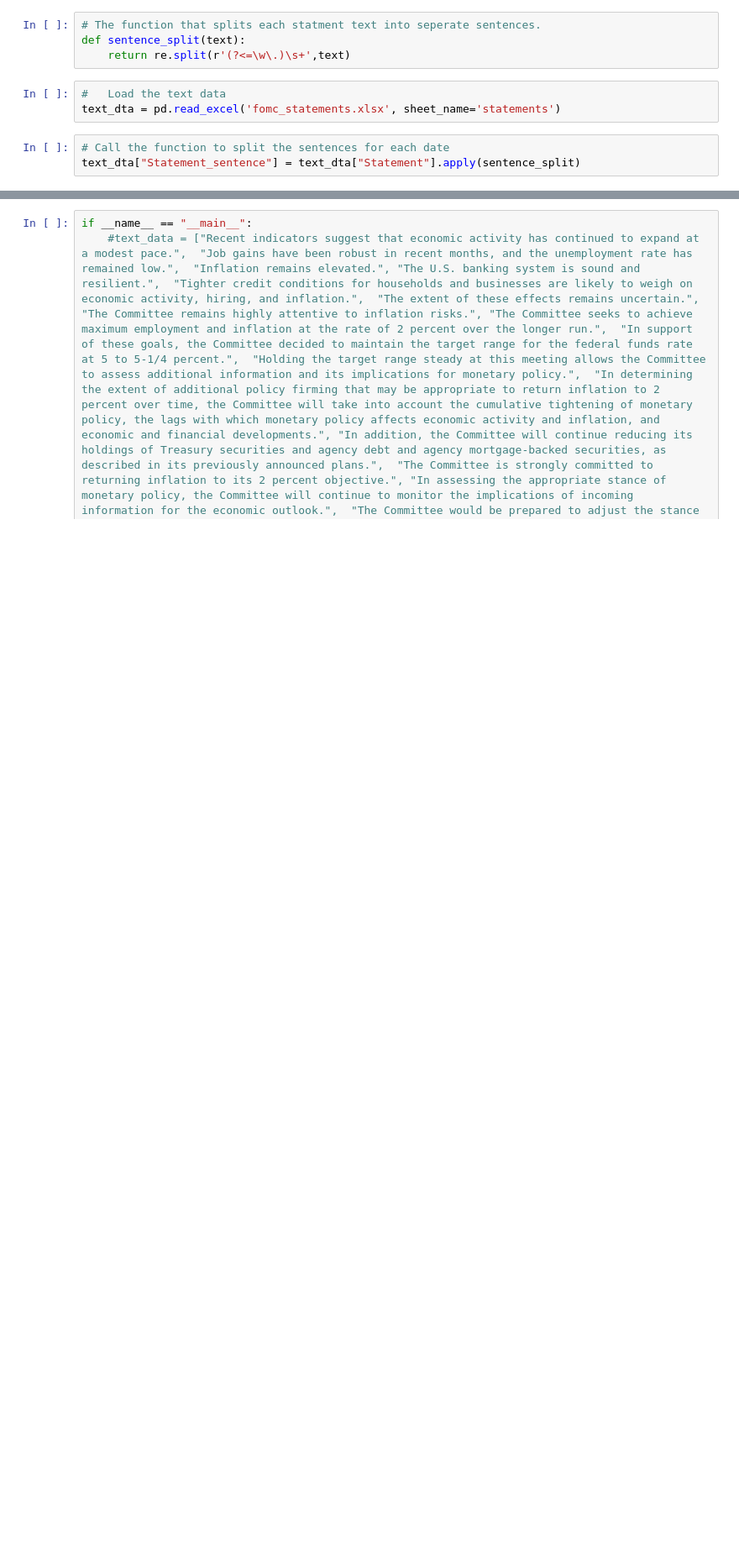
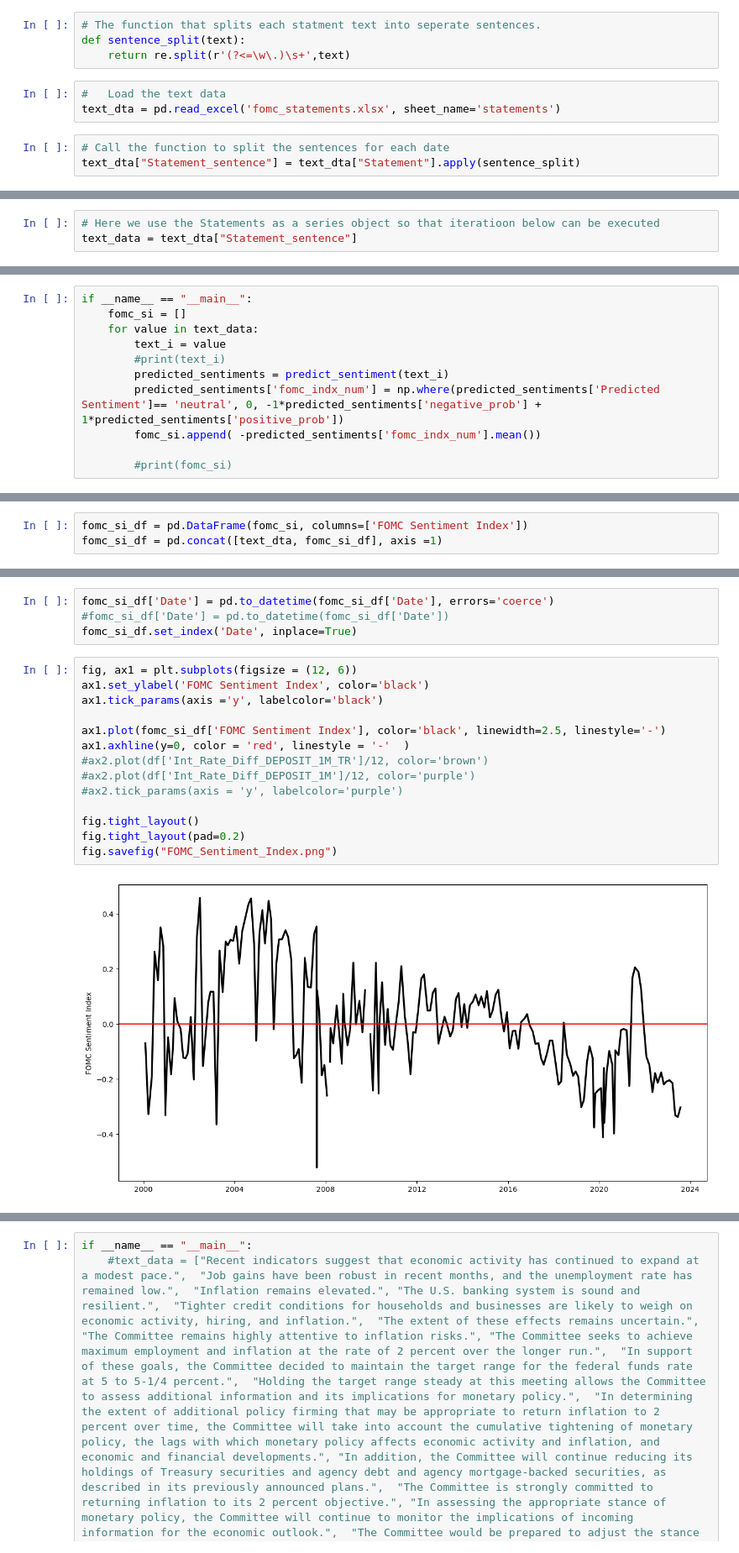
Before and after one commit to ADA-GWU/guidedresearchproject-ayda000, a Jupyter notebook: fomc_si_example.ipynb, the cells around one changed output, grey strips where cells are left out. Shown: that part at 84% size. Drawn from its saved outputs; the diff is of its cells as text; blank space fills up the shorter version.

```diff
--- a/fomc_si_example.ipynb
+++ b/fomc_si_example.ipynb
@@ -86,0 +117,3 @@ text_dta["Statement_sentence"][201]
+# %%
+# Here we use the Statements as a series object so that iteratioon below can be executed
+text_data = text_dta["Statement_sentence"]
@@ -86,0 +137,11 @@ text_dta["Statement_sentence"][201]
+# %%
+if __name__ == "__main__":
+    fomc_si = []
+    for value in text_data:
+        text_i = value
+        #print(text_i)
+        predicted_sentiments = predict_sentiment(text_i)
+        predicted_sentiments['fomc_indx_num'] = np.where(predicted_sentiments['Predicted Sentiment']== 'neutral', 0, -1*predicted_sentiments['negative_prob'] + 1*predicted_sentiments['positive_prob'])
+        fomc_si.append( -predicted_sentiments['fomc_indx_num'].mean())
+
+        #print(fomc_si)
@@ -86,0 +151,3 @@ text_dta["Statement_sentence"][201]
+# %%
+fomc_si_df = pd.DataFrame(fomc_si, columns=['FOMC Sentiment Index'])
+fomc_si_df = pd.concat([text_dta, fomc_si_df], axis =1)
@@ -86,0 +185,20 @@ text_dta["Statement_sentence"][201]
+# %%
+fomc_si_df['Date'] = pd.to_datetime(fomc_si_df['Date'], errors='coerce')
+#fomc_si_df['Date'] = pd.to_datetime(fomc_si_df['Date'])
+fomc_si_df.set_index('Date', inplace=True)
+# %%
+fig, ax1 = plt.subplots(figsize = (12, 6))
+ax1.set_ylabel('FOMC Sentiment Index', color='black')
+ax1.tick_params(axis ='y', labelcolor='black')
+
+ax1.plot(fomc_si_df['FOMC Sentiment Index'], color='black', linewidth=2.5, linestyle='-')
+ax1.axhline(y=0, color = 'red', linestyle = '-'  )
+#ax2.plot(df['Int_Rate_Diff_DEPOSIT_1M_TR']/12, color='brown')
+#ax2.plot(df['Int_Rate_Diff_DEPOSIT_1M']/12, color='purple')
+#ax2.tick_params(axis = 'y', labelcolor='purple')
+
+fig.tight_layout()
+fig.tight_layout(pad=0.2)
+fig.savefig("FOMC_Sentiment_Index.png")
+# %% [output]
+[figure, added]
```
Also changed, not shown: parts of 20 cells of this notebook.
